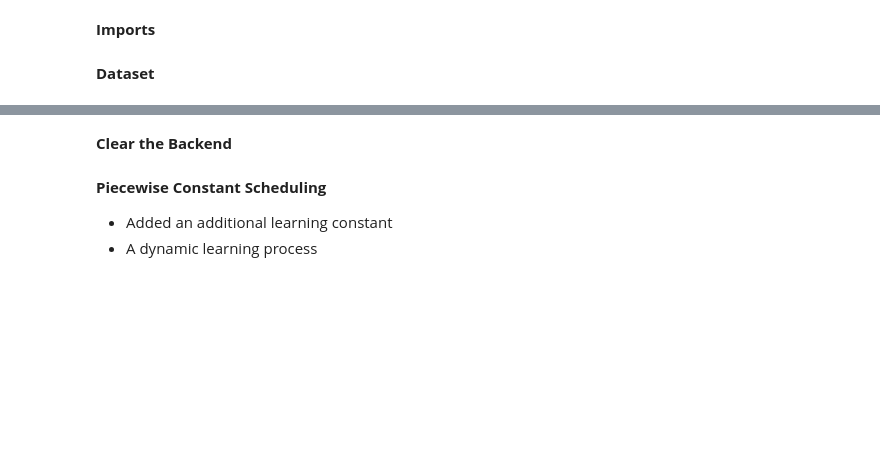
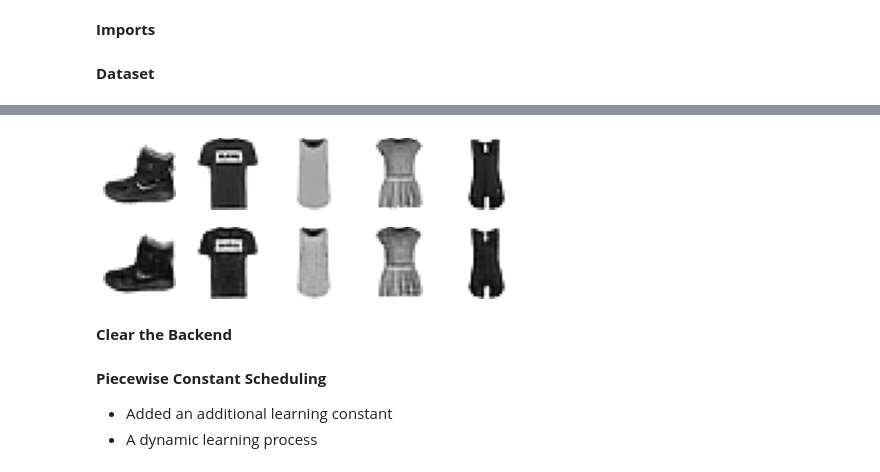
Before and after one commit to MichaelWoo-git/Robust_Letnet_5_Arch, a Jupyter notebook: Improved_LeNet_Digit_Recog.ipynb, the cells around one changed output, grey strips where cells are left out. Drawn from its saved outputs; the diff is of its cells as text; code cells hidden in the pictures; blank space fills up the shorter version.

```diff
--- a/Improved_LeNet_Digit_Recog.ipynb
+++ b/Improved_LeNet_Digit_Recog.ipynb
@@ -131,0 +84,9 @@ pyplot.show()
+# %%
+autoencoder.fit(
+    x=x_train,
+    y=x_train,
+    epochs=20,
+    batch_size=128,
+    shuffle=True,
+    validation_data=(x_valid, x_valid),
+)
@@ -131,0 +112,17 @@ pyplot.show()
+# %%
+def plot_image(image):
+    plt.imshow(image, cmap="binary")
+    plt.axis("off")
+# %%
+def show_reconstructions(model, images=x_valid, n_images=5):
+    reconstructions = autoencoder.predict(images[:n_images])
+    fig = plt.figure(figsize=(n_images * 1.5, 3))
+    for image_index in range(n_images):
+        plt.subplot(2, n_images, 1 + image_index)
+        plot_image(images[image_index])
+        plt.subplot(2, n_images, 1 + n_images + image_index)
+        plot_image(reconstructions[image_index])
+# %%
+show_reconstructions(autoencoder)
+# %% [output]
+[figure, added]
```
Also changed, not shown: parts of 37 cells of this notebook, 2 other files.
